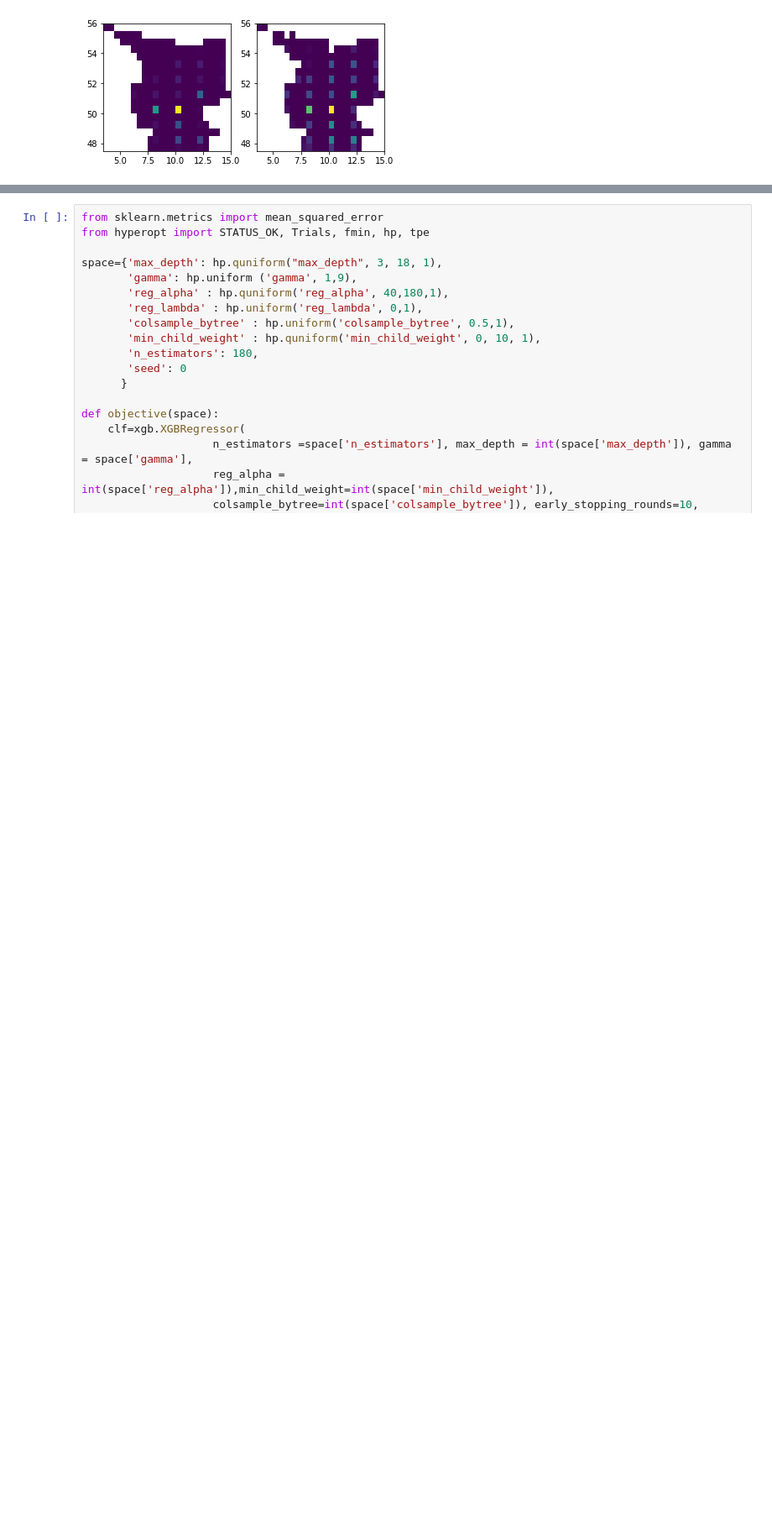
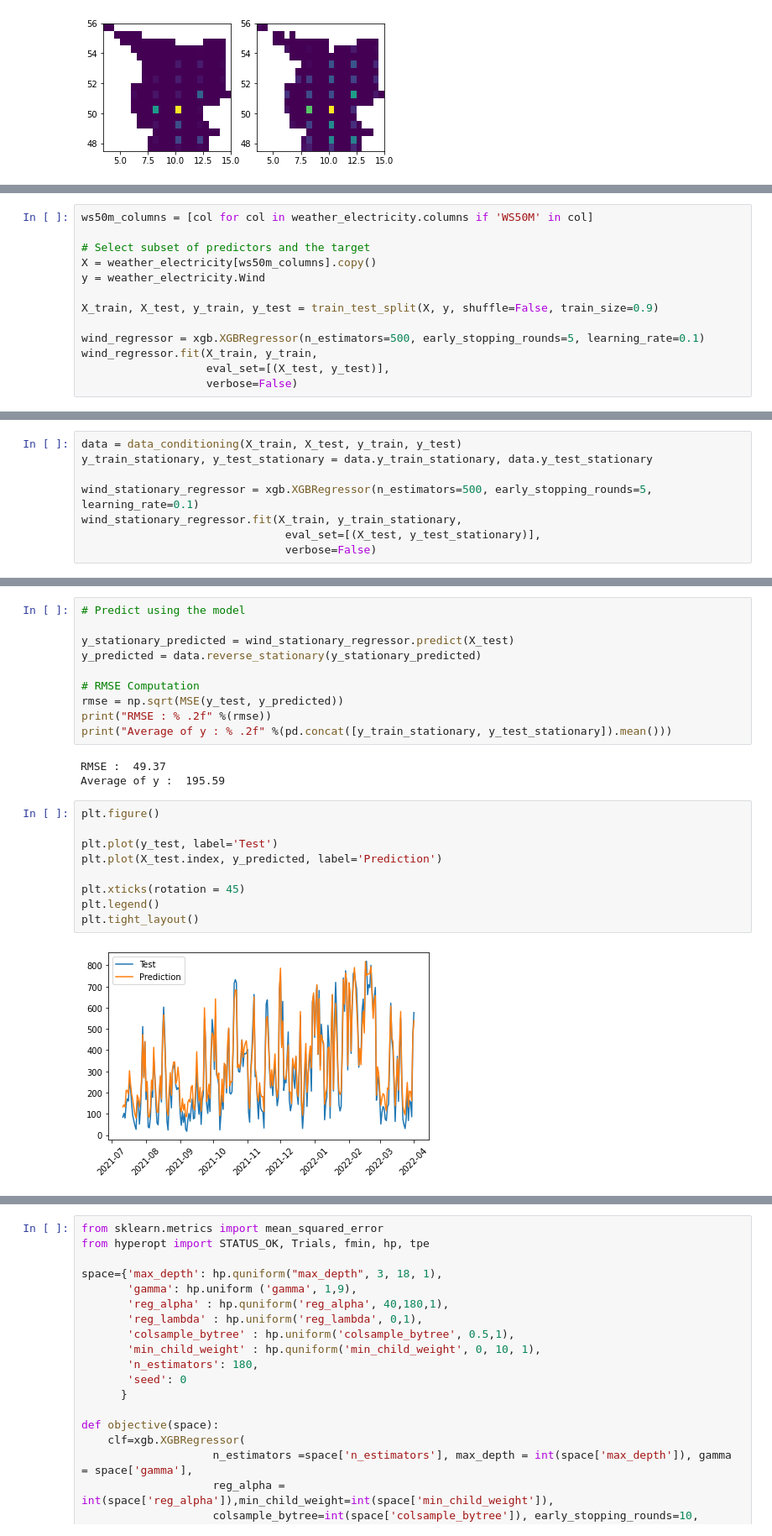
Before and after one commit to niko-nikolay/RenewableEnergyForecastML, a Jupyter notebook: notebooks/learn_data.ipynb, the cells around one changed output, grey strips where cells are left out. Shown: that part at 84% size. Saved outputs shown, nothing was run; the diff lists cells and outputs as text; blank space fills up the shorter version.

```diff
--- a/notebooks/learn_data.ipynb
+++ b/notebooks/learn_data.ipynb
@@ -367,0 +354,13 @@ f_map
+# %%
+ws50m_columns = [col for col in weather_electricity.columns if 'WS50M' in col]
+
+# Select subset of predictors and the target
+X = weather_electricity[ws50m_columns].copy()
+y = weather_electricity.Wind
+
+X_train, X_test, y_train, y_test = train_test_split(X, y, shuffle=False, train_size=0.9)
+
+wind_regressor = xgb.XGBRegressor(n_estimators=500, early_stopping_rounds=5, learning_rate=0.1)
+wind_regressor.fit(X_train, y_train,
+                   eval_set=[(X_test, y_test)],
+                   verbose=False)
@@ -367,0 +391,8 @@ f_map
+# %%
+data = data_conditioning(X_train, X_test, y_train, y_test)
+y_train_stationary, y_test_stationary = data.y_train_stationary, data.y_test_stationary
+
+wind_stationary_regressor = xgb.XGBRegressor(n_estimators=500, early_stopping_rounds=5, learning_rate=0.1)
+wind_stationary_regressor.fit(X_train, y_train_stationary,
+                               eval_set=[(X_test, y_test_stationary)],
+                               verbose=False)
@@ -367,0 +410,24 @@ f_map
+# %%
+# Predict using the model
+
+y_stationary_predicted = wind_stationary_regressor.predict(X_test)
+y_predicted = data.reverse_stationary(y_stationary_predicted)
+
+# RMSE Computation
+rmse = np.sqrt(MSE(y_test, y_predicted))
+print("RMSE : % .2f" %(rmse))
+print("Average of y : % .2f" %(pd.concat([y_train_stationary, y_test_stationary]).mean()))
+# %% [output]
+RMSE :  49.37
+Average of y :  195.59
+# %%
+plt.figure()
+
+plt.plot(y_test, label='Test')
+plt.plot(X_test.index, y_predicted, label='Prediction')
+
+plt.xticks(rotation = 45)
+plt.legend()
+plt.tight_layout()
+# %% [output]
+[figure, added]
```
Also changed, not shown: parts of 43 cells of this notebook.
